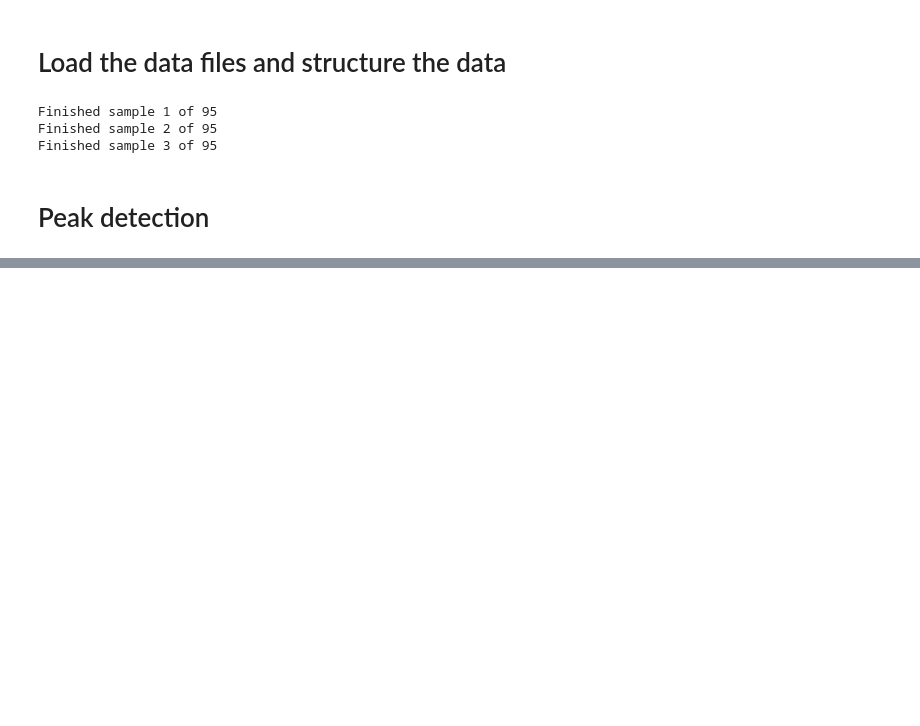
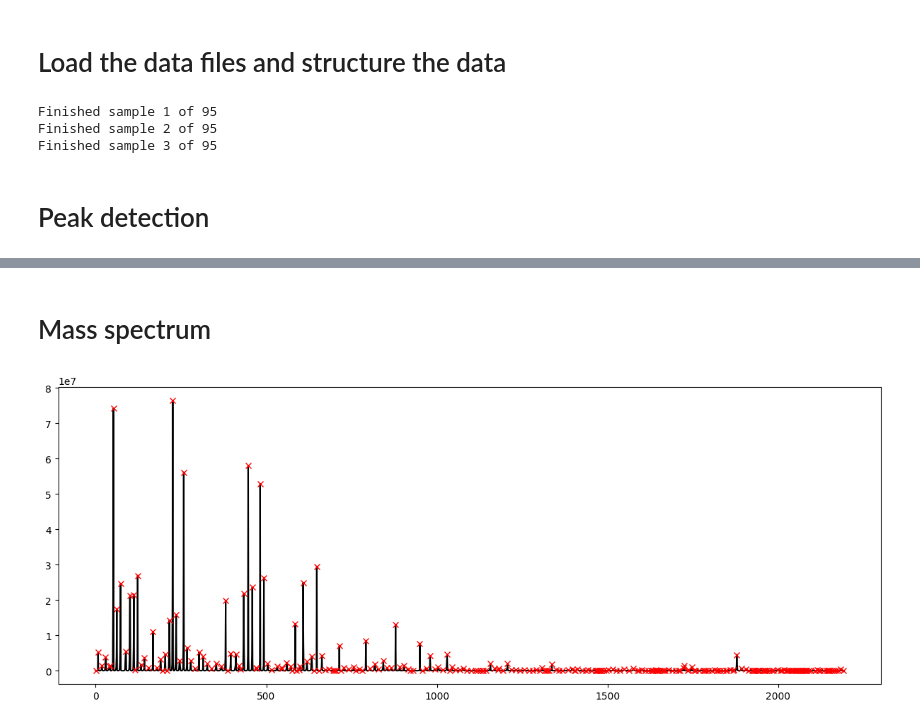
Before and after one commit to mpho-mafata/Chromatographic-data, a Jupyter notebook: Chromatography.ipynb, the cells around one changed output, grey strips where cells are left out. Drawn from its saved outputs; the diff is of its cells as text; code cells hidden in the pictures; blank space fills up the shorter version.

```diff
--- a/Chromatography.ipynb
+++ b/Chromatography.ipynb
@@ -78,0 +77,19 @@ ax2 = plt.plot(peaks2, x2[peaks2], "x",color = 'red')
+# %% [markdown]
+# Mass spectrum
+# %%
+import numpy as np
+import matplotlib.pyplot as plt
+from scipy.signal import find_peaks
+
+x2 = pd.DataFrame(beer_data[0])
+x2=x2.groupby(["mass_values"]).aggregate({'intensities':'sum'}).reset_index()
+x2=x2["intensities"].reset_index(drop=True)
+# x=x.iloc[1500:2500].reset_index(drop=True)
+peaks2, _ = find_peaks(x2)
+
+fig = plt.figure(figsize = (15, 12))
+ax2 = fig.add_subplot(2,1,2)
+ax2 = plt.plot(x2,'black')
+ax2 = plt.plot(peaks2, x2[peaks2], "x",color = 'red')
+# %% [output]
+[figure, added]
```
Also changed, not shown: parts of 1 cell of this notebook.
